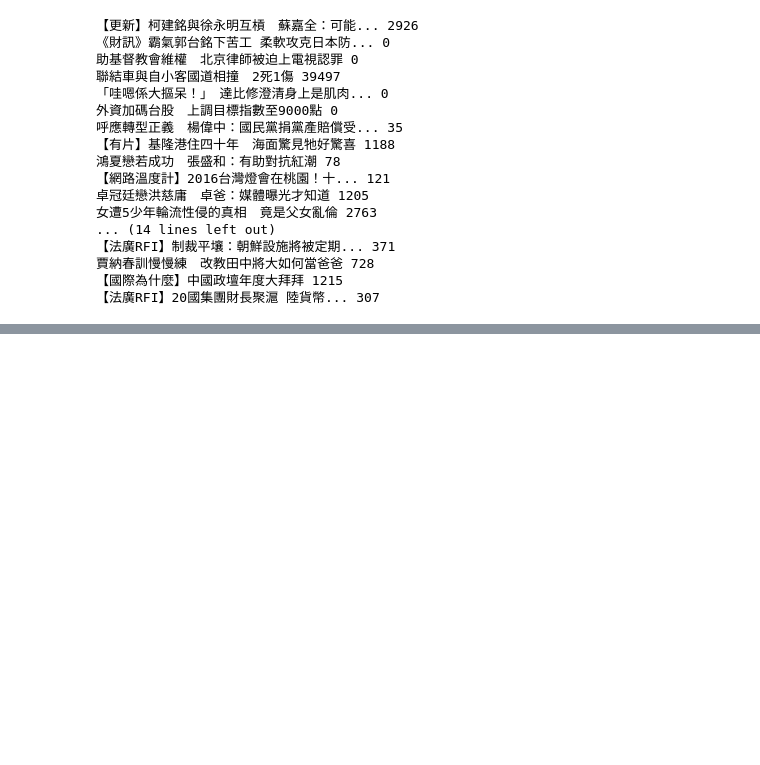
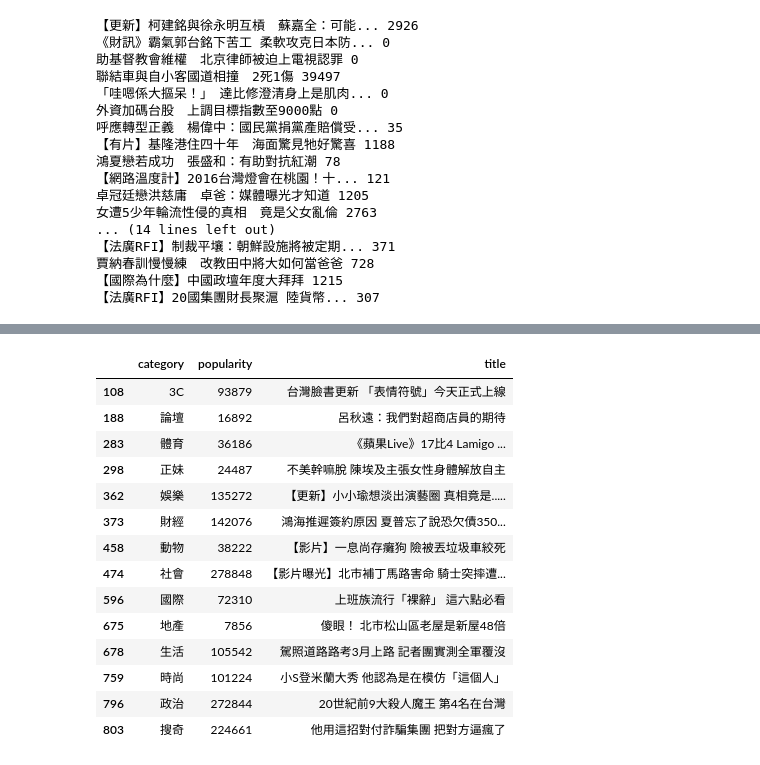
Before and after one commit to ywchiu/pythonetl, a Jupyter notebook: 20160226Demo.ipynb, the cells around one changed output, grey strips where cells are left out. Drawn from its saved outputs; the diff is of its cells as text; code cells hidden in the pictures; blank space fills up the shorter version.

```diff
--- a/20160226Demo.ipynb
+++ b/20160226Demo.ipynb
@@ -219,0 +273,20 @@ df.sort(['popularity'], ascending=False).head()
+# %%
+idx = df.groupby(['category'])['popularity'].transform(max) == df['popularity']
+#print idx
+df[idx]
+# %% [output]
+|  | category | popularity | title |
+| 108 | 3C | 93879 | 台灣臉書更新 「表情符號」今天正式上線 |
+| 188 | 論壇 | 16892 | 呂秋遠：我們對超商店員的期待 |
+| 283 | 體育 | 36186 | 《蘋果Live》17比4 Lamigo ... |
+| 298 | 正妹 | 24487 | 不美幹嘛脫 陳埃及主張女性身體解放自主 |
+| 362 | 娛樂 | 135272 | 【更新】小小瑜想淡出演藝圈 真相竟是..... |
+| 373 | 財經 | 142076 | 鴻海推遲簽約原因 夏普忘了說恐欠債350... |
+| 458 | 動物 | 38222 | 【影片】一息尚存癱狗 險被丟垃圾車絞死 |
+| 474 | 社會 | 278848 | 【影片曝光】北市補丁馬路害命 騎士突摔遭... |
+| 596 | 國際 | 72310 | 上班族流行「裸辭」 這六點必看 |
+| 675 | 地產 | 7856 | 傻眼！ 北市松山區老屋是新屋48倍 |
+| 678 | 生活 | 105542 | 駕照道路路考3月上路 記者團實測全軍覆沒 |
+| 759 | 時尚 | 101224 | 小S登米蘭大秀 他認為是在模仿「這個人」 |
+| 796 | 政治 | 272844 | 20世紀前9大殺人魔王 第4名在台灣 |
+| 803 | 搜奇 | 224661 | 他用這招對付詐騙集團 把對方逼瘋了 |
```
Also changed, not shown: parts of 8 cells of this notebook.
